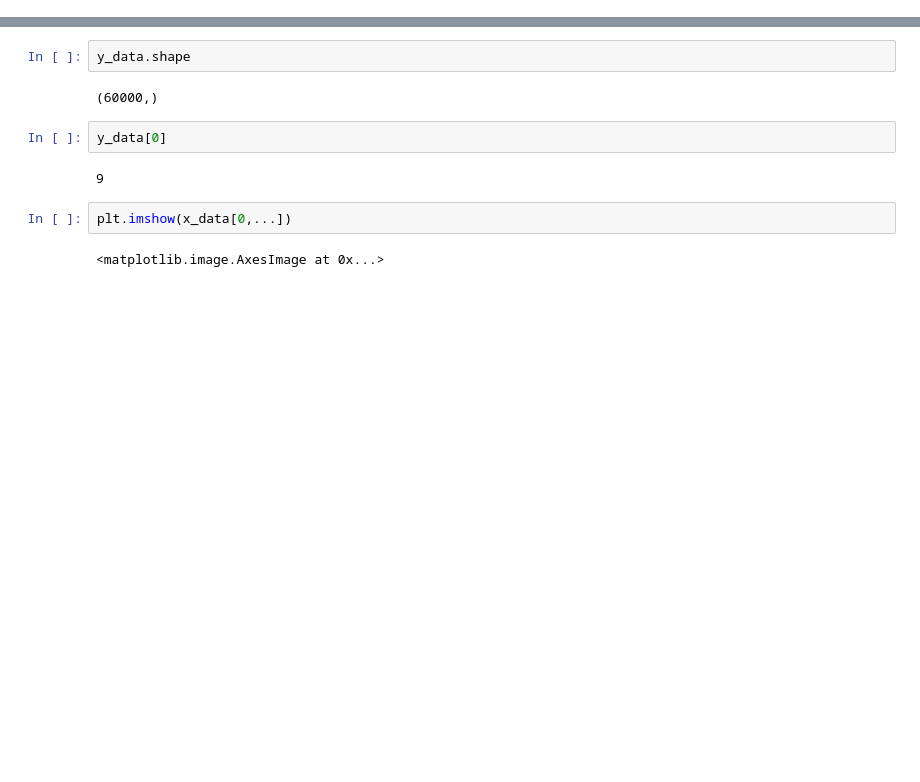
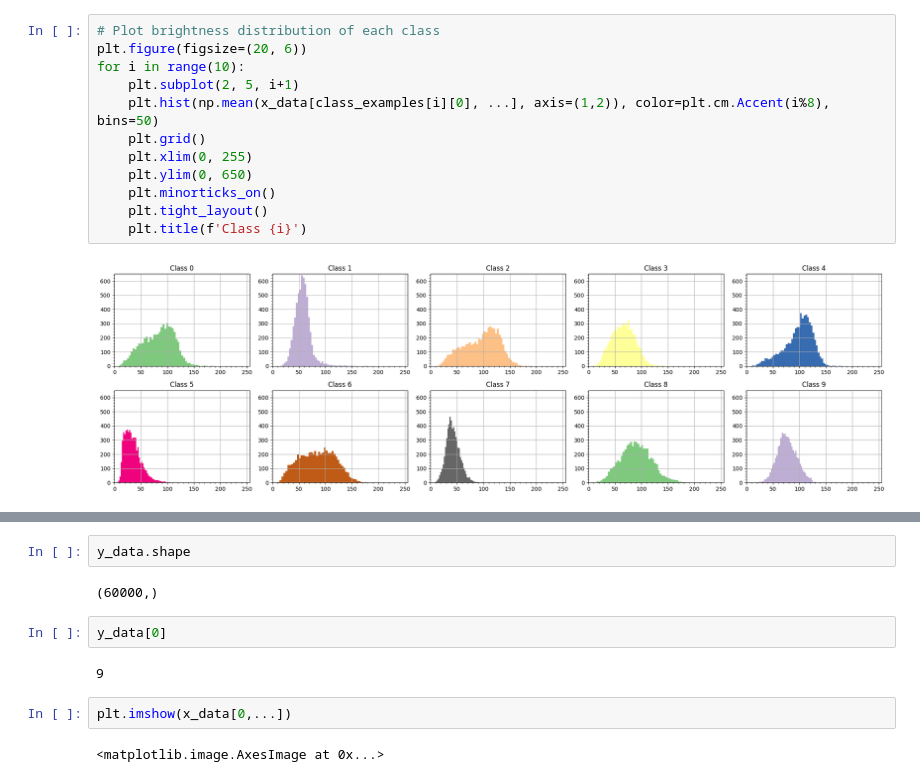
Before and after one commit to PabloSML/RN-TP1, a Jupyter notebook: src/fashion_mnist_smolkin.ipynb, the cells around one changed output, grey strips where cells are left out. Saved outputs shown, nothing was run; the diff lists cells and outputs as text; blank space fills up the shorter version.

```diff
--- a/src/fashion_mnist_smolkin.ipynb
+++ b/src/fashion_mnist_smolkin.ipynb
@@ -7,0 +68,14 @@ import pandas as pd
+# %%
+# Plot brightness distribution of each class
+plt.figure(figsize=(20, 6))
+for i in range(10):
+    plt.subplot(2, 5, i+1)
+    plt.hist(np.mean(x_data[class_examples[i][0], ...], axis=(1,2)), color=plt.cm.Accent(i%8), bins=50)
+    plt.grid()
+    plt.xlim(0, 255)
+    plt.ylim(0, 650)
+    plt.minorticks_on()
+    plt.tight_layout()
+    plt.title(f'Class {i}')
+# %% [output]
+[figure, added]
```
Also changed, not shown: parts of 51 cells of this notebook.
